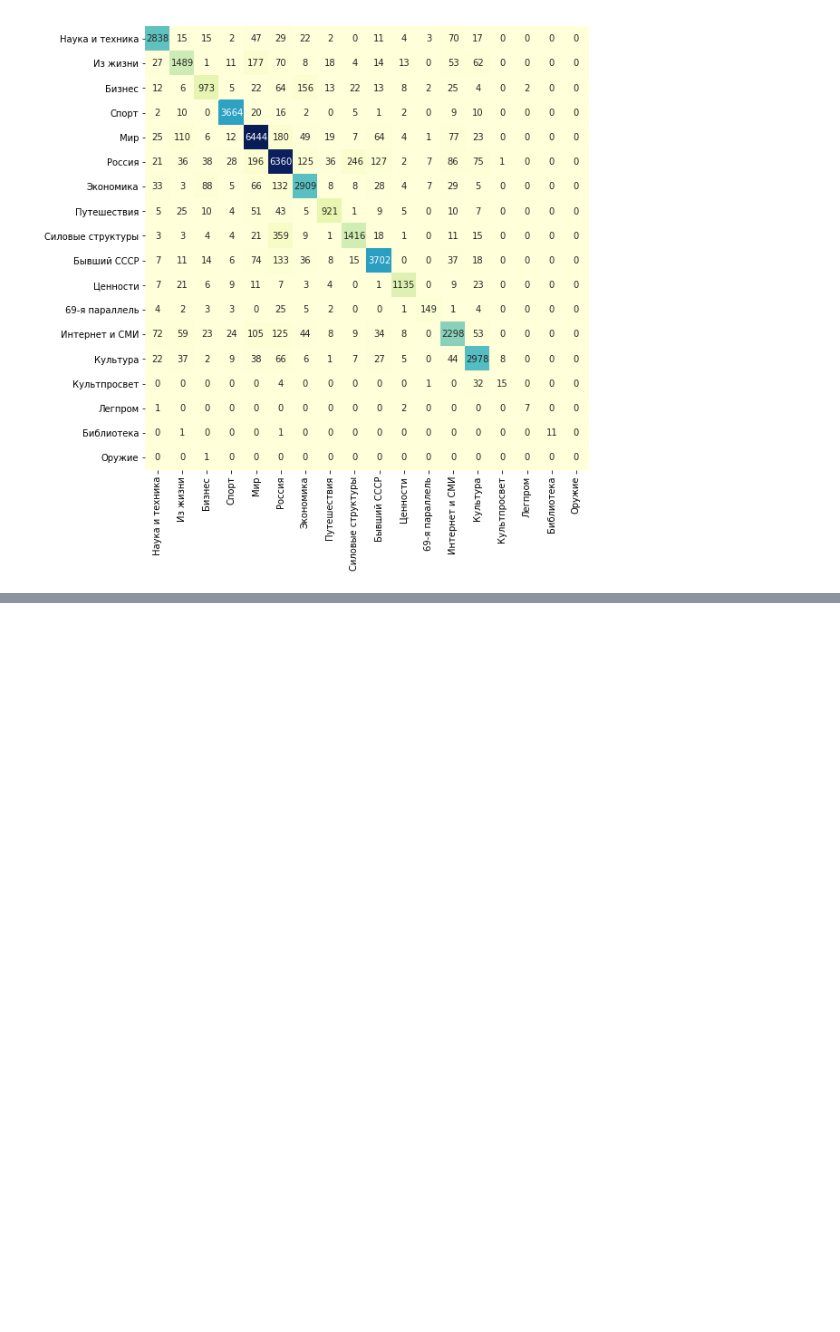
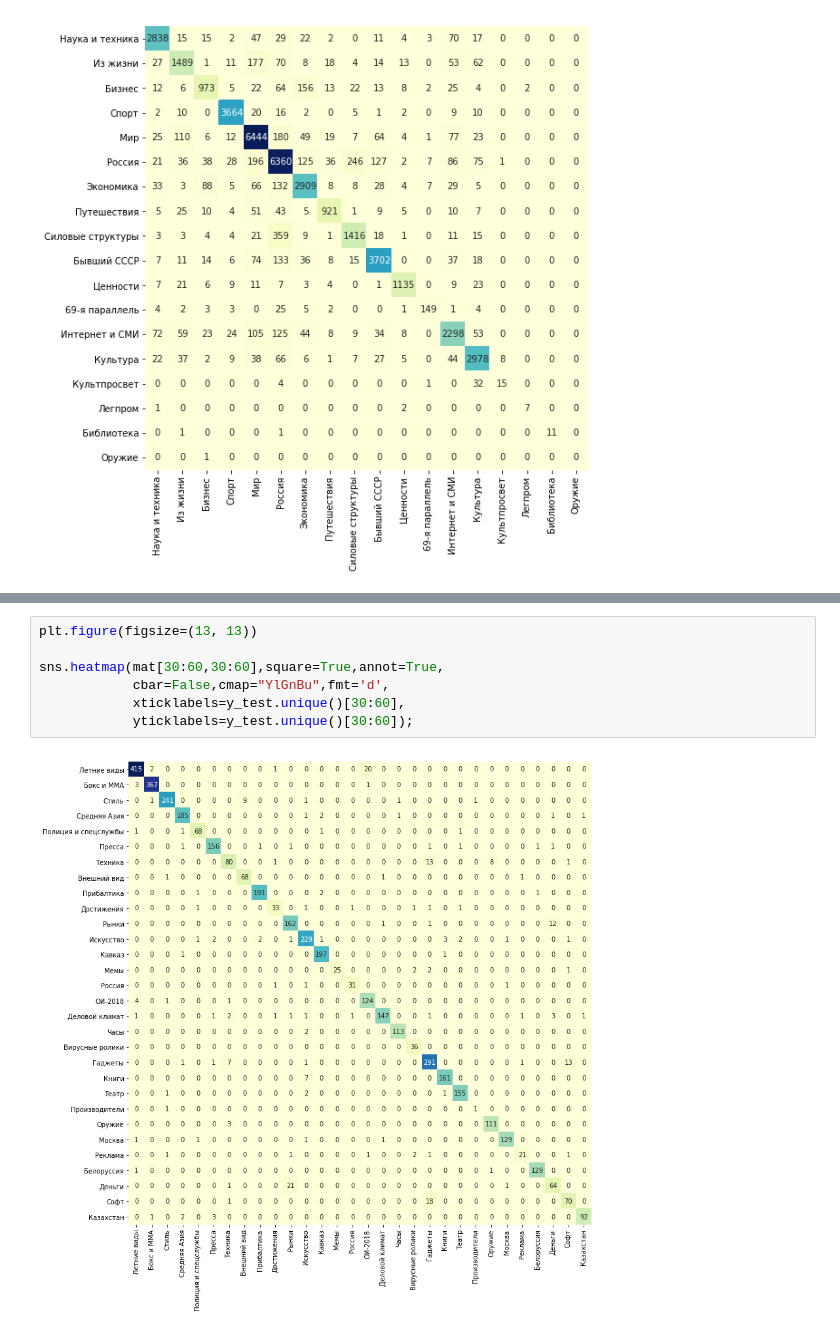
Before and after one commit to vtrokhymenko/topic_news, a Jupyter notebook: report/Report_topic.ipynb, the cells around one changed output, grey strips where cells are left out. Drawn from its saved outputs; the diff is of its cells as text; blank space fills up the shorter version.

```diff
--- a/report/Report_topic.ipynb
+++ b/report/Report_topic.ipynb
@@ -335,0 +545,9 @@ F- score представляет собой среднее между точн
+# %%
+plt.figure(figsize=(13, 13))
+
+sns.heatmap(mat[30:60,30:60],square=True,annot=True,
+            cbar=False,cmap="YlGnBu",fmt='d',
+            xticklabels=y_test.unique()[30:60],
+            yticklabels=y_test.unique()[30:60]);
+# %% [output]
+[figure, added]
```
Also changed, not shown: parts of 59 cells of this notebook.
